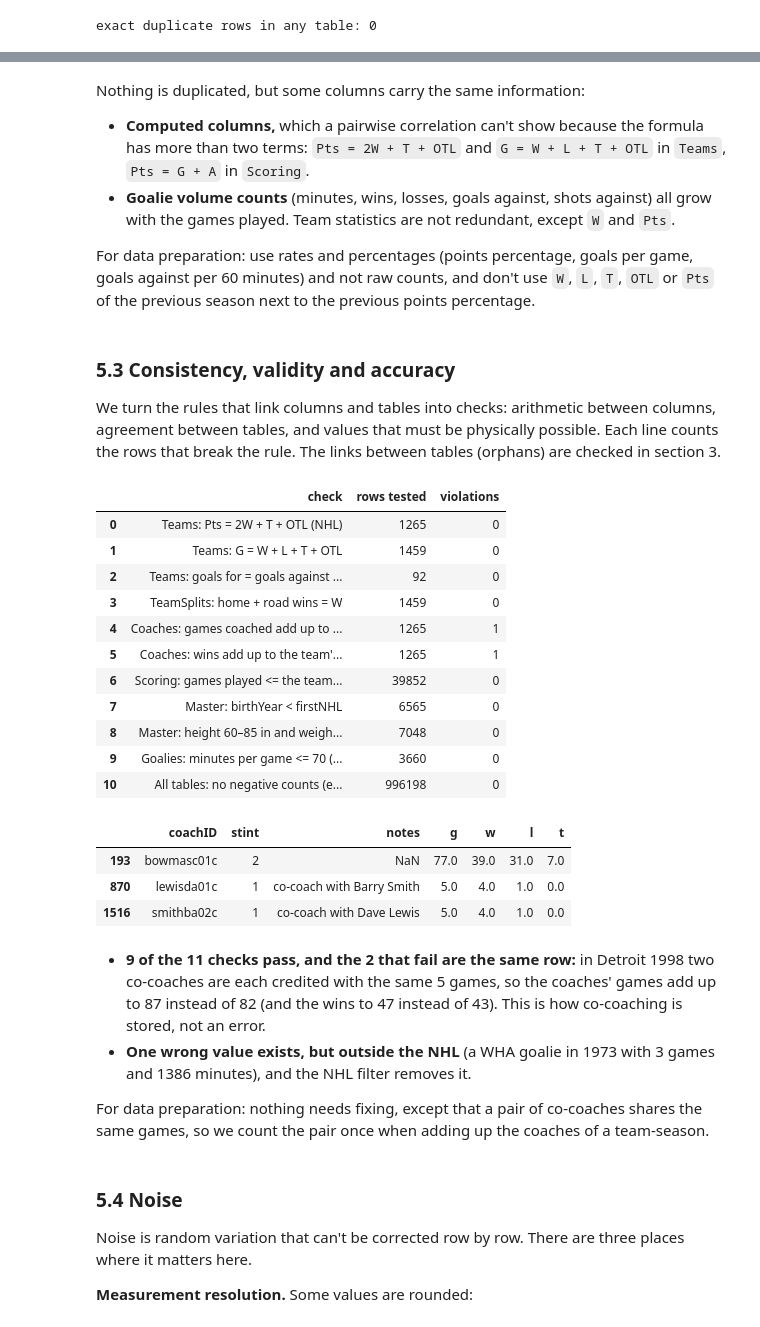
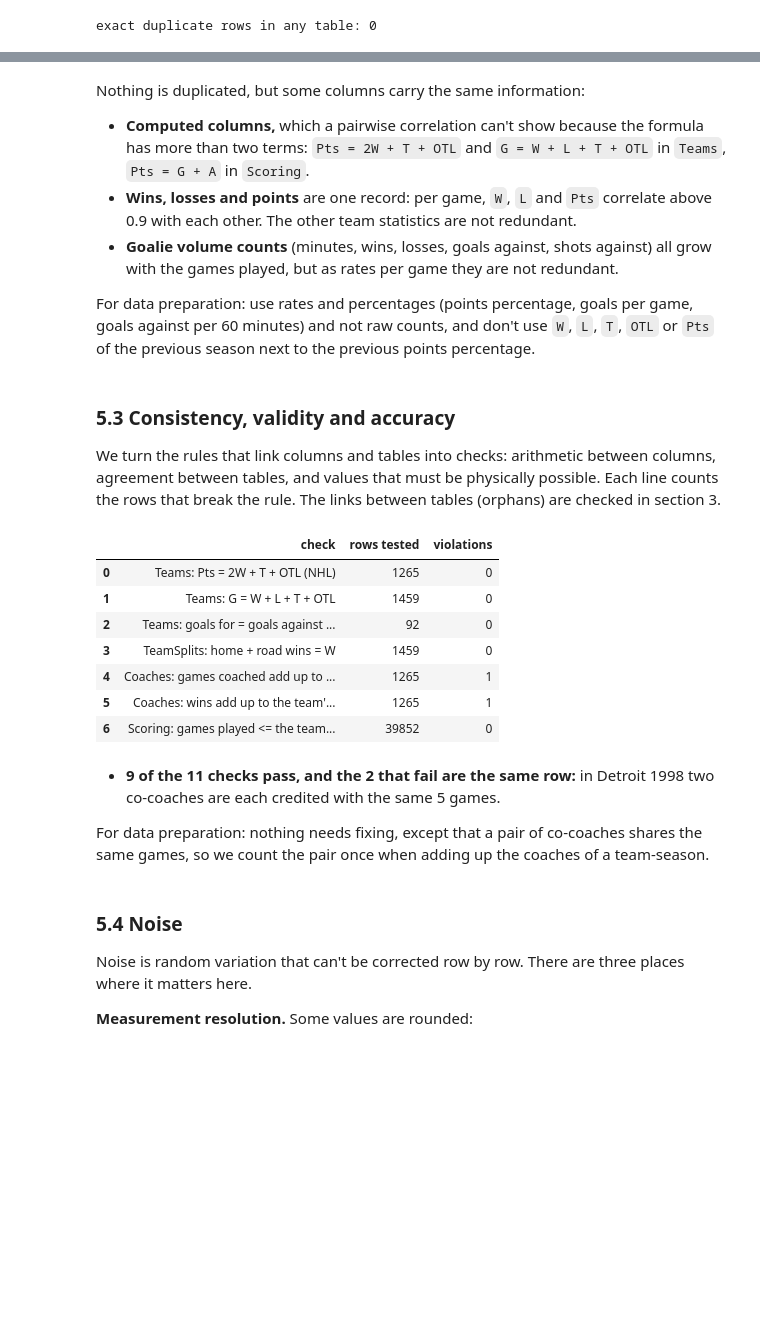
Before and after one commit to b3lchior/feup-ac, a Jupyter notebook: 01_eda.ipynb, the cells around one changed output, grey strips where cells are left out. Saved outputs shown, nothing was run; the diff lists cells and outputs as text; code cells hidden in the pictures; blank space fills up the shorter version.

```diff
--- a/01_eda.ipynb
+++ b/01_eda.ipynb
@@ -519,7 +527,8 @@ Goalies, NHL 1974–2009: 12 of 28 pairs with |r| >= 0.9
 # %% [markdown]
 Nothing is duplicated, but some columns carry the same information:
 - **Computed columns,** which a pairwise correlation can't show because the formula has more than two terms: `Pts = 2W + T + OTL` and `G = W + L + T + OTL` in `Teams`, `Pts = G + A` in `Scoring`.
-- **Goalie volume counts** (minutes, wins, losses, goals against, shots against) all grow with the games played. Team statistics are not redundant, except `W` and `Pts`.
+- **Wins, losses and points** are one record: per game, `W`, `L` and `Pts` correlate above 0.9 with each other. The other team statistics are not redundant.
+- **Goalie volume counts** (minutes, wins, losses, goals against, shots against) all grow with the games played, but as rates per game they are not redundant.
 
 For data preparation: use rates and percentages (points percentage, goals per game, goals against per 60 minutes) and not raw counts, and don't use `W`, `L`, `T`, `OTL` or `Pts` of the previous season next to the previous points percentage.
 # %% [markdown]
@@ -533,58 +542,35 @@ def check(name, tested, violations):
     checks.append({"check": name, "rows tested": int(tested), "violations": int(violations)})
 
 teams = tables["Teams"]
 team_games = nhl[["year", "tmID", "G", "W"]].rename(columns={"G": "team_G", "W": "team_W"})
 
-# arithmetic between columns
 check("Teams: Pts = 2W + T + OTL (NHL)", len(nhl), (nhl["Pts"] != 2 * nhl["W"] + nhl["T"].fillna(0) + nhl["OTL"].fillna(0)).sum())
 check("Teams: G = W + L + T + OTL", len(teams), (teams["G"] != teams["W"] + teams["L"] + teams["T"].fillna(0) + teams["OTL"].fillna(0)).sum())
 league_goals = nhl.groupby("year")[["GF", "GA"]].sum()
 check("Teams: goals for = goals against in each NHL season", len(league_goals), (league_goals["GF"] != league_goals["GA"]).sum())
 
-# between tables
 splits = tables["TeamSplits"].merge(teams[["year", "tmID", "lgID", "W"]], on=["year", "tmID", "lgID"])
 check("TeamSplits: home + road wins = W", len(splits), (splits["hW"] + splits["rW"] != splits["W"]).sum())
 coach_sums = coaches_nhl.groupby(["year", "tmID"])[["g", "w"]].sum().reset_index().merge(team_games, on=["year", "tmID"])
 check("Coaches: games coached add up to the team's games", len(coach_sums), (coach_sums["g"] != coach_sums["team_G"]).sum())
 check("Coaches: wins add up to the team's wins", len(coach_sums), (coach_sums["w"] != coach_sums["team_W"]).sum())
 played = nhl_scoring.dropna(subset=["GP"]).merge(team_games, on=["year", "tmID"], how="left")
 check("Scoring: games played <= the team's games", len(played), (played["GP"] > played["team_G"]).sum())
 
-# values that must be possible
-born = master.dropna(subset=["birthYear", "firstNHL"])
-check("Master: birthYear < firstNHL", len(born), (born["birthYear"] >= born["firstNHL"]).sum())
-body = master.dropna(subset=["height", "weight"])
-check("Master: height 60–85 in and weight 120–300 lb", len(body), (~body["height"].between(60, 85) | ~body["weight"].between(120, 300)).sum())
-ice = nhl_goalies.dropna(subset=["GP", "Min"])
-check("Goalies: minutes per game <= 70 (a game plus overtime)", len(ice), (ice["Min"] / ice["GP"] > 70).sum())
-counts = {n: df.select_dtypes("number").drop(columns=["+/-", "Post+/-"], errors="ignore") for n, df in tables.items()}
-check("All tables: no negative counts (except +/-)", sum(int(c.notna().sum().sum()) for c in counts.values()), sum(int((c < 0).sum().sum()) for c in counts.values()))
 
 report = pd.DataFrame(checks)
 report
 # %% [output]
 |  | check | rows tested | violations |
 | 0 | Teams: Pts = 2W + T + OTL (NHL) | 1265 | 0 |
 | 1 | Teams: G = W + L + T + OTL | 1459 | 0 |
 | 2 | Teams: goals for = goals against ... | 92 | 0 |
 | 3 | TeamSplits: home + road wins = W | 1459 | 0 |
 | 4 | Coaches: games coached add up to ... | 1265 | 1 |
 | 5 | Coaches: wins add up to the team'... | 1265 | 1 |
 | 6 | Scoring: games played <= the team... | 39852 | 0 |
-| 7 | Master: birthYear < firstNHL | 6565 | 0 |
-| 8 | Master: height 60–85 in and weigh... | 7048 | 0 |
-| 9 | Goalies: minutes per game <= 70 (... | 3660 | 0 |
-| 10 | All tables: no negative counts (e... | 996198 | 0 |
-# %%
-coaches_nhl.query("year == 1998 and tmID == 'DET'")[["coachID", "stint", "notes", "g", "w", "l", "t"]]
-# %% [output]
-|  | coachID | stint | notes | g | w | l | t |
-| 193 | bowmasc01c | 2 | NaN | 77.0 | 39.0 | 31.0 | 7.0 |
-| 870 | lewisda01c | 1 | co-coach with Barry Smith | 5.0 | 4.0 | 1.0 | 0.0 |
-| 1516 | smithba02c | 1 | co-coach with Dave Lewis | 5.0 | 4.0 | 1.0 | 0.0 |
 # %% [markdown]
-- **9 of the 11 checks pass, and the 2 that fail are the same row:** in Detroit 1998 two co-coaches are each credited with the same 5 games, so the coaches' games add up to 87 instead of 82 (and the wins to 47 instead of 43). This is how co-coaching is stored, not an error.
-- **One wrong value exists, but outside the NHL** (a WHA goalie in 1973 with 3 games and 1386 minutes), and the NHL filter removes it.
+- **9 of the 11 checks pass, and the 2 that fail are the same row:** in Detroit 1998 two co-coaches are each credited with the same 5 games.
 
 For data preparation: nothing needs fixing, except that a pair of co-coaches shares the same games, so we count the pair once when adding up the coaches of a team-season.
 # %% [markdown]
```
Also changed, not shown: parts of 21 cells of this notebook, 2 other files.
